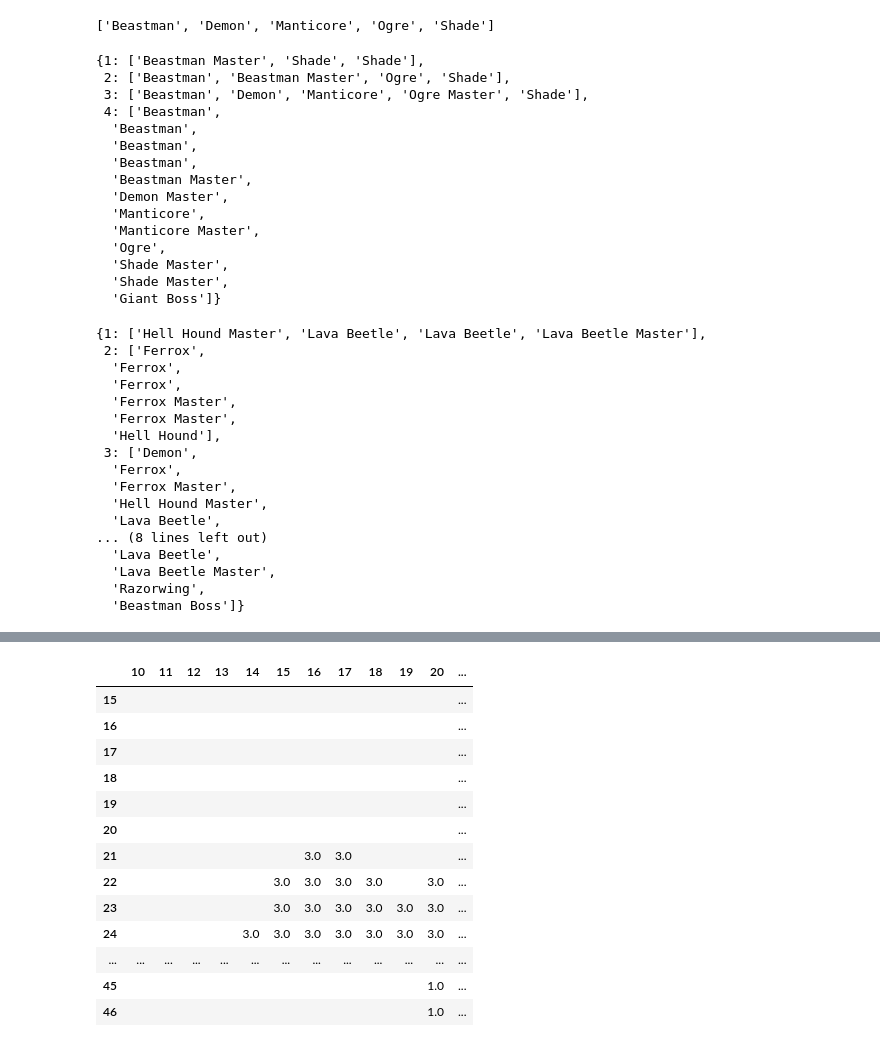
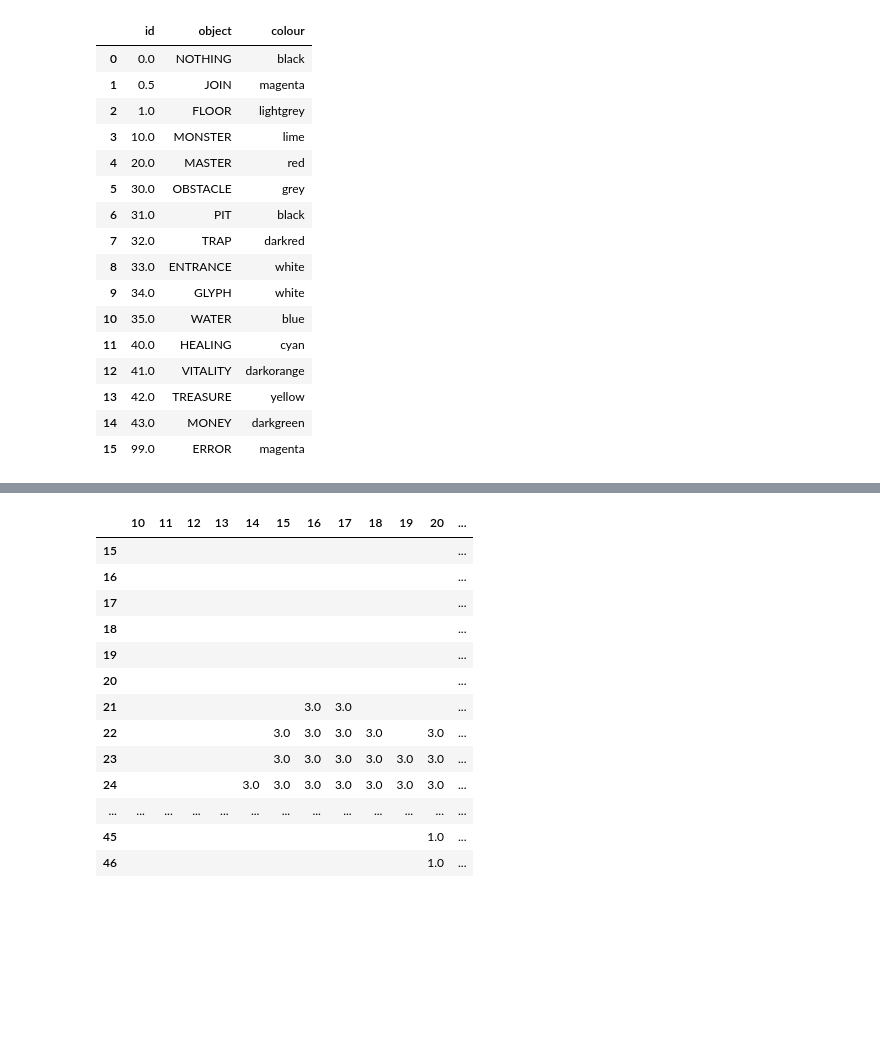
Before and after one commit to KevinCarr42/Descent_AI, a Jupyter notebook: game_testing.ipynb, the cells around one changed output, grey strips where cells are left out. Cells and saved outputs as stored; diff of their text form; code cells hidden in the pictures; blank space fills up the shorter version.

```diff
--- a/game_testing.ipynb
+++ b/game_testing.ipynb
@@ -65,42 +10,0 @@ m.minis[:-1]
-# %%
-m.quest_monsters
-# %% [output]
-['Beastman', 'Demon', 'Manticore', 'Ogre', 'Shade']
-# %%
-m.encounters
-# %% [output]
-{1: ['Beastman Master', 'Shade', 'Shade'],
- 2: ['Beastman', 'Beastman Master', 'Ogre', 'Shade'],
- 3: ['Beastman', 'Demon', 'Manticore', 'Ogre Master', 'Shade'],
- 4: ['Beastman',
-  'Beastman',
-  'Beastman',
-  'Beastman',
-  'Beastman Master',
-  'Demon Master',
-  'Manticore',
-  'Manticore Master',
-  'Ogre',
-  'Shade Master',
-  'Shade Master',
-  'Giant Boss']}
-# %%
-m.encounters
-# %% [output]
-{1: ['Hell Hound Master', 'Lava Beetle', 'Lava Beetle', 'Lava Beetle Master'],
- 2: ['Ferrox',
-  'Ferrox',
-  'Ferrox',
-  'Ferrox Master',
-  'Ferrox Master',
-  'Hell Hound'],
- 3: ['Demon',
-  'Ferrox',
-  'Ferrox Master',
-  'Hell Hound Master',
-  'Lava Beetle',
-... (8 lines left out)
-  'Lava Beetle',
-  'Lava Beetle Master',
-  'Razorwing',
-  'Beastman Boss']}
@@ -108,0 +11,20 @@ AIQuest().summary()
+# %%
+COLOUR_DF
+# %% [output]
+|  | id | object | colour |
+| 0 | 0.0 | NOTHING | black |
+| 1 | 0.5 | JOIN | magenta |
+| 2 | 1.0 | FLOOR | lightgrey |
+| 3 | 10.0 | MONSTER | lime |
+| 4 | 20.0 | MASTER | red |
+| 5 | 30.0 | OBSTACLE | grey |
+| 6 | 31.0 | PIT | black |
+| 7 | 32.0 | TRAP | darkred |
+| 8 | 33.0 | ENTRANCE | white |
+| 9 | 34.0 | GLYPH | white |
+| 10 | 35.0 | WATER | blue |
+| 11 | 40.0 | HEALING | cyan |
+| 12 | 41.0 | VITALITY | darkorange |
+| 13 | 42.0 | TREASURE | yellow |
+| 14 | 43.0 | MONEY | darkgreen |
+| 15 | 99.0 | ERROR | magenta |
```
Also changed, not shown: parts of 24 cells of this notebook, 2 other files.
